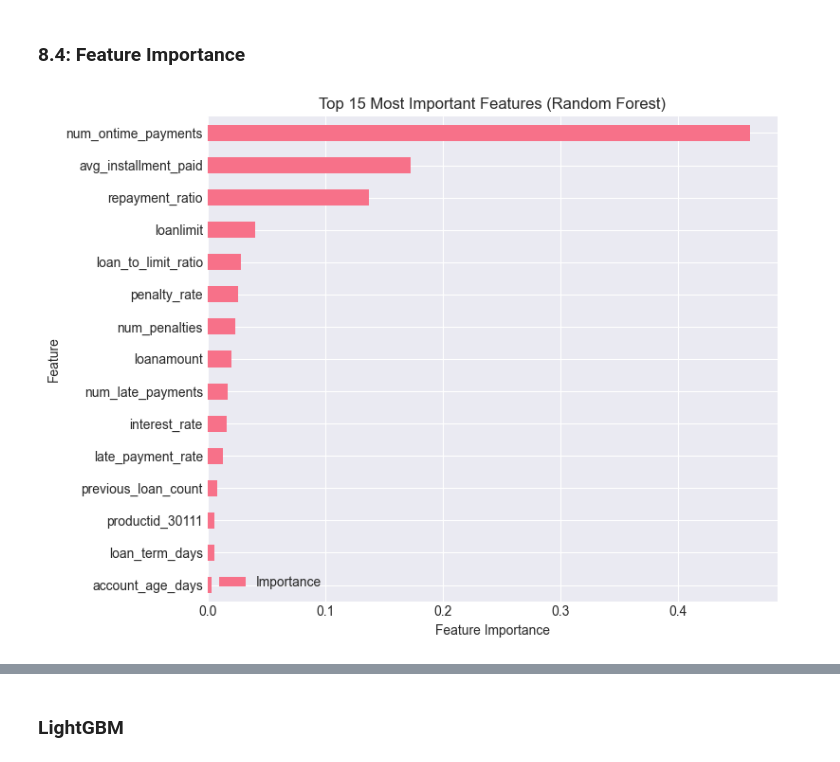
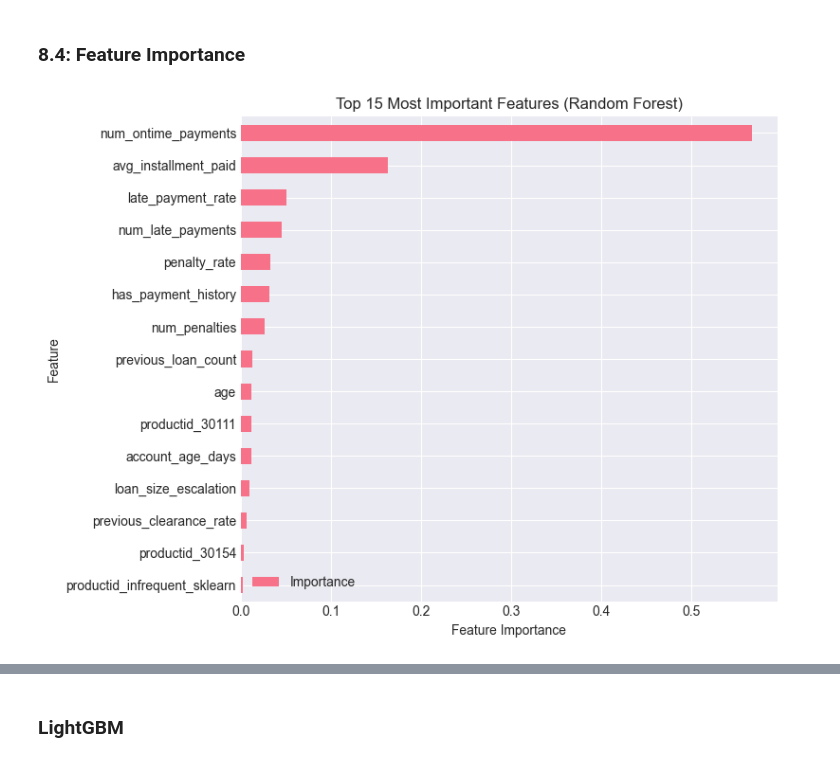
Before and after one commit to mnenedavid/Loan-Default-Risk-Detection, a Jupyter notebook: notebook.ipynb, the cells around one changed output, grey strips where cells are left out. Cells and saved outputs as stored; diff of their text form; code cells hidden in the pictures.

```diff
--- a/notebook.ipynb
+++ b/notebook.ipynb
@@ -1705,3 +1765,0 @@ X_train_transformed.head()
-# %%
-smote = SMOTE()
-X_train_final, y_train_final = smote.fit_resample(X_train_transformed, y_train)
@@ -1864,15 +1815,0 @@ All remaining features fall within the **healthy range** (VIF ≈ 1–5), indica
-# %%
-#processing the data
-categorical_cols = main_df.select_dtypes(include='object').columns.tolist()
-
-numerical_cols = main_df.select_dtypes(include='number').columns.tolist()
-X = main_df
-y = y #already defined before
-X_train, X_test, X_train_scaled, X_test_scaled, y_train, y_test, scaler = (split_and_scale_numeric(X=X, y=y, numerical_cols=numerical_cols))
-X_train_encoded, X_test_encoded, ohe = encode_categorical(X_train, X_test, categorical_cols)
-
-# Merge the scaled and encoded dataframes
-X_train_vif = pd.concat([X_train_scaled, X_train_encoded], axis=1)
-X_test_vif = pd.concat([X_test_scaled, X_test_encoded], axis=1)
-
-X_train_vif.head()
@@ -1924,10 +2783,0 @@ Overall, the balanced ElasticNet model provides improved detection of default ca
-# %%
-#Aggregating Data
-X_train, X_test, X_train_scaled, X_test_scaled, y_train, y_test, scaler = (split_and_scale_numeric(X=X, y=y, numerical_cols=numerical_cols))
-X_train_encoded, X_test_encoded, ohe = encode_categorical(X_train, X_test, categorical_cols)
-
-# Merge the scaled and encoded dataframes
-X_train_final = pd.concat([X_train_scaled, X_train_encoded], axis=1)
-X_test_final = pd.concat([X_test_scaled, X_test_encoded], axis=1)
-
-X_train_os, y_train_os = smote.fit_resample(X_train_final, y_train)
@@ -1999,11 +2851,9 @@ The baseline Random Forest model achieved exceptionally high performance on both
 # %%
 #Class Balanced model definition
 class_balanced_rf, class_balanced_rf_results = train_evaluate_rf(
-    X_train_final,X_test_final,
-    y_train, y_test,
-    n_estimators=300, min_samples_leaf=20,
-    class_weight='balanced')
+    X_train_vif,X_test_vif,
+    y_train, y_test)
 
-print("Random Forest Model Performance (Class-Balanced):")
+print("Random Forest Model Performance")
 class_balanced_rf_results
 # %% [output]
@@ -2040,18 +2906,18 @@ rf_importance = pd.Series(oversample_rf.feature_importances_,index=X_train_final
 # %%
 #Visualizing
-rf_feature_importance = pd.DataFrame({'Feature': X_train_final.columns, 'Importance': oversample_rf.feature_importances_})
+rf_feature_importance = pd.DataFrame({'Feature': X_train_vif.columns, 'Importance': class_balanced_rf.feature_importances_})
 rf_feature_importance = rf_feature_importance.sort_values('Importance',ascending=False)
 
 fig, ax = plt.subplots(figsize=(8, 6))
 rf_feature_importance.head(15).plot.barh(x='Feature',y='Importance',ax=ax)
 
 ax.set_title('Top 15 Most Important Features (Random Forest)')
 ax.set_xlabel('Feature Importance')
 ax.set_ylabel('Feature')
 
 plt.gca().invert_yaxis()
 plt.tight_layout()
 plt.show()
 # %% [output]
-[figure, old version]
+[figure, new version]
 # %% [markdown]
```
Also changed, not shown: parts of 77 cells of this notebook, 4 other files.
